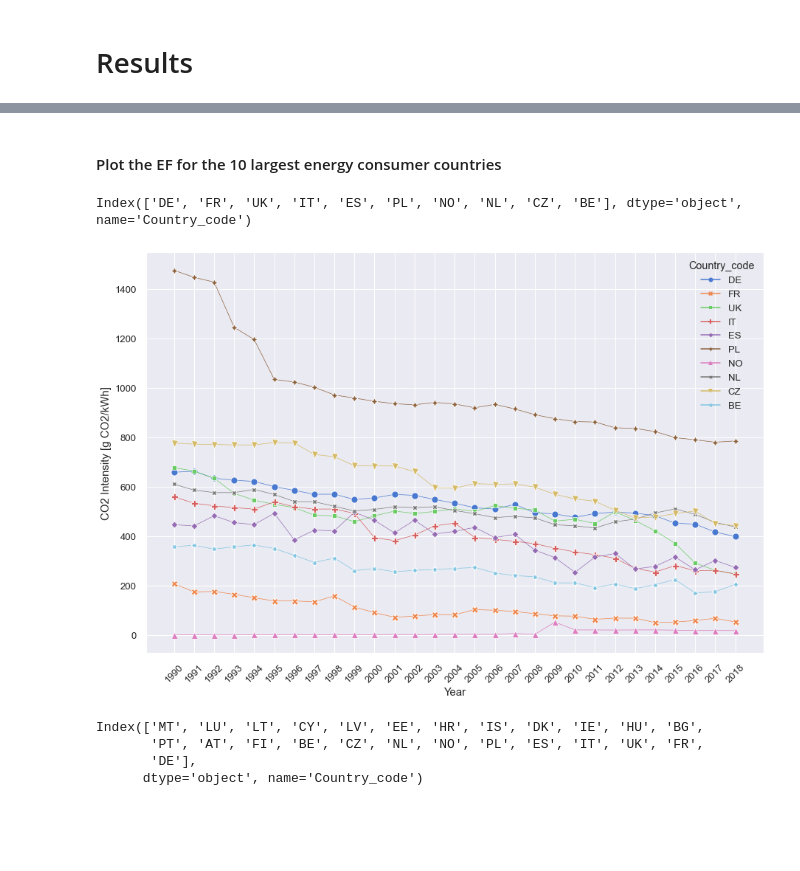
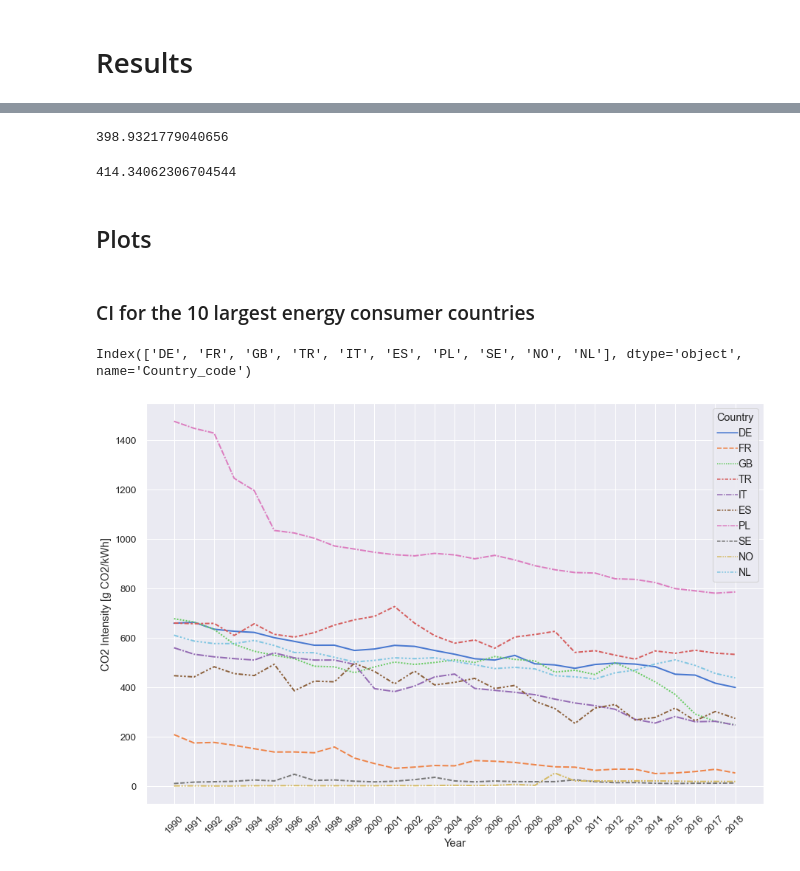
Before and after one commit to INATECH-CIG/CO2_emissions_factors, a Jupyter notebook: EF calculation top down method.ipynb, the cells around one changed output, grey strips where cells are left out. Cells and saved outputs as stored; diff of their text form; code cells hidden in the pictures; blank space fills up the shorter version.

```diff
--- a/EF calculation top down method.ipynb
+++ b/EF calculation top down method.ipynb
@@ -138,8 +143,19 @@ def load_UNFCC_data(path, fn):
 # %%
 CO2_emissions_UNFCC = load_UNFCC_data(top_down_method_input_directory_path, 'UNFCCC_v23.csv')
 # attention public electricity and heat generation only no autoproducers
+
+# rename UK to GB
+CO2_emissions_UNFCC.rename(columns={'UK':'GB'}, inplace=True)
+
+# missing countries MD, ME, MK, RS,
 # %% [markdown]
 #### load energy balance sheet reported from eurostat
 # %%
 nrg_bal_c = load_energy_balance_data(top_down_method_input_directory_path, 'nrg_bal_c.csv')
+# %%
+# replace EU country code by ISO country code
+nrg_bal_c.use_substance_unit_country.replace(to_replace='EL', value='GR' , regex=True, inplace=True)
+nrg_bal_c.use_substance_unit_country.replace(to_replace='UK', value='GB' , regex=True, inplace=True)
+
+#missing countries: CH, LI
 # %% [markdown]
@@ -402,6 +685,6 @@ CO2_from_AP_elec = CO2_from_MAP_elec * (ei_elec_AP / ei_elec_MAP)
 
 # sum of CO2 from MAP and CO2 from AP [CO2 in Gigagramm (Gg)] / Gross electricity production [GWh](85.98: Ktoe-->GWh)
 
-EF_calc = ((CO2_from_MAP_elec + CO2_from_AP_elec)/(GEP/85.98)) # CO2 intensity in [g CO2/kWh]
+CI = ((CO2_from_MAP_elec + CO2_from_AP_elec)/(GEP/85.98)) # CO2 intensity in [g CO2/kWh]
 # %% [markdown]
 # Results
@@ -423,37 +709,44 @@ fig.savefig(os.path.join(output_directory_path + '/_CO2_intensity_by_country.png
+# %%
+CI['DE'].loc['2018']
+# %% [output]
+398.9321779040656
+# %%
+CI_without_heat['DE'].loc['2018']
+# %% [output]
+414.34062306704544
+# %% [markdown]
+## Plots
 # %% [markdown]
-#### Plot the EF for the 10 largest energy consumer countries
+### CI for the 10 largest energy consumer countries
 # %%
 GEP.loc['2018'].sort_values(ascending=False)[:10].index
 # %% [output]
-Index(['DE', 'FR', 'UK', 'IT', 'ES', 'PL', 'NO', 'NL', 'CZ', 'BE'], dtype='object', name='Country_code')
+Index(['DE', 'FR', 'GB', 'TR', 'IT', 'ES', 'PL', 'SE', 'NO', 'NL'], dtype='object', name='Country_code')
 # %%
-# EF developent from 1990 upto 2018
+# CI developent from 1990 upto 2018
 sns.set(font_scale = 1.2)
 fig, ax = plt.subplots()
 
-ax = sns.lineplot(data=EF_calc[GEP.loc['2018'].sort_values(ascending=False)[:10].index],
-                  markers=True,
-                  dashes=False,
-                  linewidth=0.7,
+ax = sns.lineplot(data=CI[GEP.loc['2018'].sort_values(ascending=False)[:10].index],
+                  markers=False,
+                  dashes=True,
+                  linewidth=2,
                   markersize=9,
                   palette=sns.color_palette("muted"),
                   legend='full')
 
 
+handles, labels = ax.get_legend_handles_labels()
 
+ax.legend(handles, labels,  loc='upper right',
+                   handletextpad=0., columnspacing=0.5, ncol=1,
+                   title='Country', fontsize=14, frameon=True)
 
 ax.set_ylabel("CO2 Intensity [g CO2/kWh]", fontsize=15)
 ax.set_xlabel("Year", fontsize=15)
 
 ax.tick_params(axis='x', rotation=45)
 # %% [output]
-[figure, old version]
+[figure, new version]
 # %%
 fig.savefig(os.path.join(output_directory_path + '/_CO2_intensity_by_large_consumer_countries.png'))
-# %%
-GEP.loc['2018'].sort_values().index
-# %% [output]
-Index(['MT', 'LU', 'LT', 'CY', 'LV', 'EE', 'HR', 'IS', 'DK', 'IE', 'HU', 'BG',
-       'PT', 'AT', 'FI', 'BE', 'CZ', 'NL', 'NO', 'PL', 'ES', 'IT', 'UK', 'FR',
-       'DE'],
-      dtype='object', name='Country_code')
```
Also changed, not shown: parts of 45 cells of this notebook, 9 other files.
